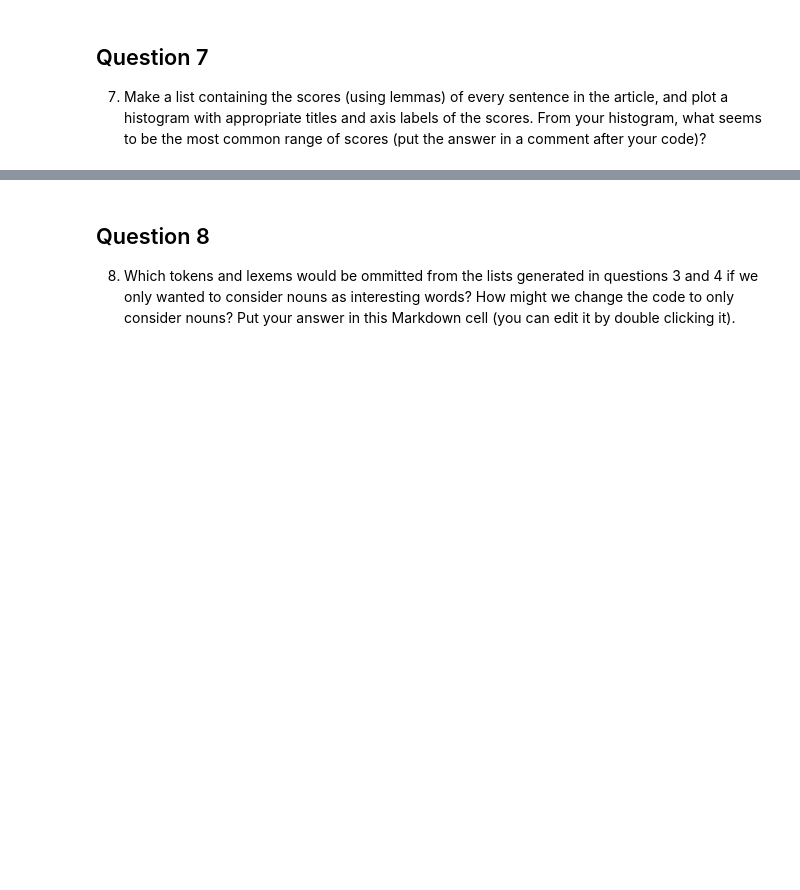
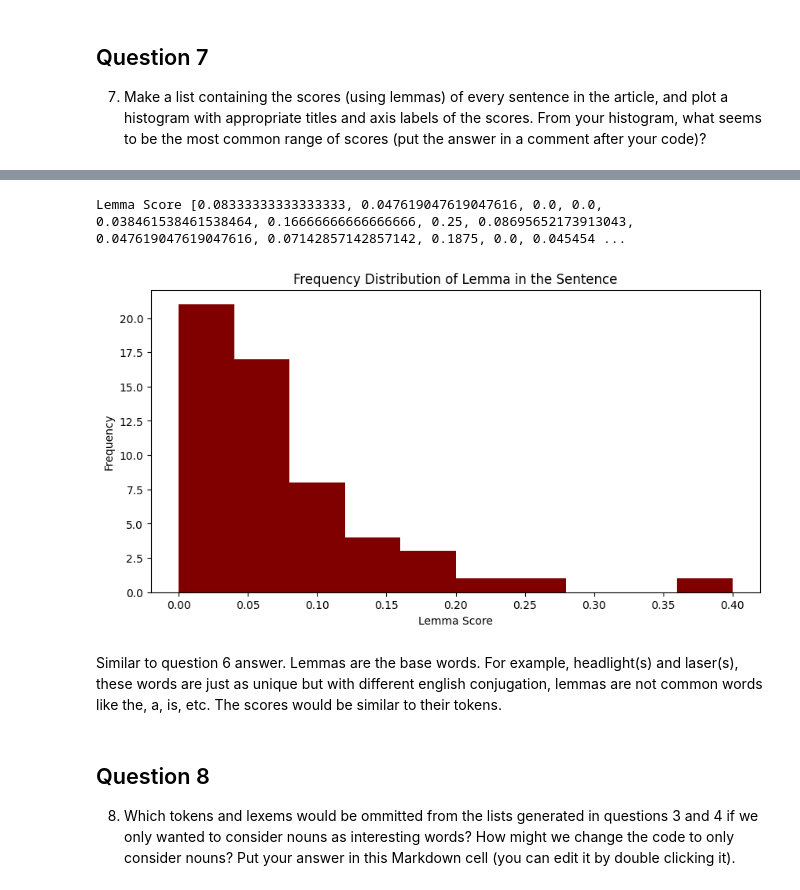
Before and after one commit to HMas522/web-scraping, a Jupyter notebook: web-scraping.ipynb, the cells around one changed output, grey strips where cells are left out. Drawn from its saved outputs; the diff is of its cells as text; code cells hidden in the pictures; blank space fills up the shorter version.

Commit message:
Answered Q7

```diff
--- a/web-scraping.ipynb
+++ b/web-scraping.ipynb
@@ -160,3 +160,8 @@ You may find some of the code from the in class notes useful; feel free to use m
 # %% [markdown]
 ## Question 6
 6. Make a list containing the scores (using tokens) of every sentence in the article, and plot a histogram with appropriate titles and axis labels of the scores. From your histogram, what seems to be the most common range of scores (put the answer in a comment after your code)?
+# %%
+token_words = set()
+for token, freq in token_freq.most_common(5):
+    token_words.add(token)
+print(token_words)
@@ -243,3 +250,8 @@ The most common score is 0.0, which is logical because we removed common key wor
 # %% [markdown]
 ## Question 7
 7. Make a list containing the scores (using lemmas) of every sentence in the article, and plot a histogram with appropriate titles and axis labels of the scores.  From your histogram, what seems to be the most common range of scores (put the answer in a comment after your code)?
+# %%
+lemma_words = set()
+for lemma, freq in lemma_freq.most_common(5):
+    lemma_words.add(lemma)
+print(lemma_words)
@@ -246,3 +291,42 @@ The most common score is 0.0, which is logical because we removed common key wor
+# %%
+# List of scores containing tokens
+
+lemma_scores_sentence = []
+for sentence in sentences:
+    count1= 0
+    for lemma in sentence:
+        if lemma.text.lower() in lemma_words:
+            count1 += 1
+    count2 = 0
+    for lemma in sentence:
+        if not(lemma.is_space or lemma.is_punct):
+            count2 += 1
+    score = count1 / count2 if count2 > 0 else 0
+    lemma_scores_sentence.append(score)
+
+print("Lemma Score", (lemma_scores_sentence))
+# %% [output]
+Lemma Score [0.08333333333333333, 0.047619047619047616, 0.0, 0.0, 0.038461538461538464, 0.16666666666666666, 0.25, 0.08695652173913043, 0.047619047619047616, 0.07142857142857142, 0.1875, 0.0, 0.045454 ...
+# %%
+import matplotlib.pyplot as plt
+import numpy as np
+
+# Dimensions of figure; how wide and how long
+fig = plt.figure(figsize = (10, 5))
+
+# creating the histogram
+plt.hist(lemma_scores_sentence, bins=10, color='maroon')
+
+#Label the axis
+plt.xlabel("Lemma Score")
+plt.ylabel("Frequency")
+plt.title("Frequency Distribution of Lemma in the Sentence")
+#print the graph
+plt.show()
+# %% [output]
+[figure, added]
+# %% [markdown]
+Similar to question 6 answer. Lemmas are the base words. For example, headlight(s) and laser(s), these words are just as unique but with different english conjugation, lemmas are not common words like the, a, is, etc. The scores would be similar to their tokens.
 # %% [markdown]
 ## Question 8
 8. Which tokens and lexems would be ommitted from the lists generated in questions 3 and 4 if we only wanted to consider nouns as interesting words?  How might we change the code to only consider nouns? Put your answer in this Markdown cell (you can edit it by double clicking it).
```
Also changed, not shown: parts of 3 cells of this notebook.
